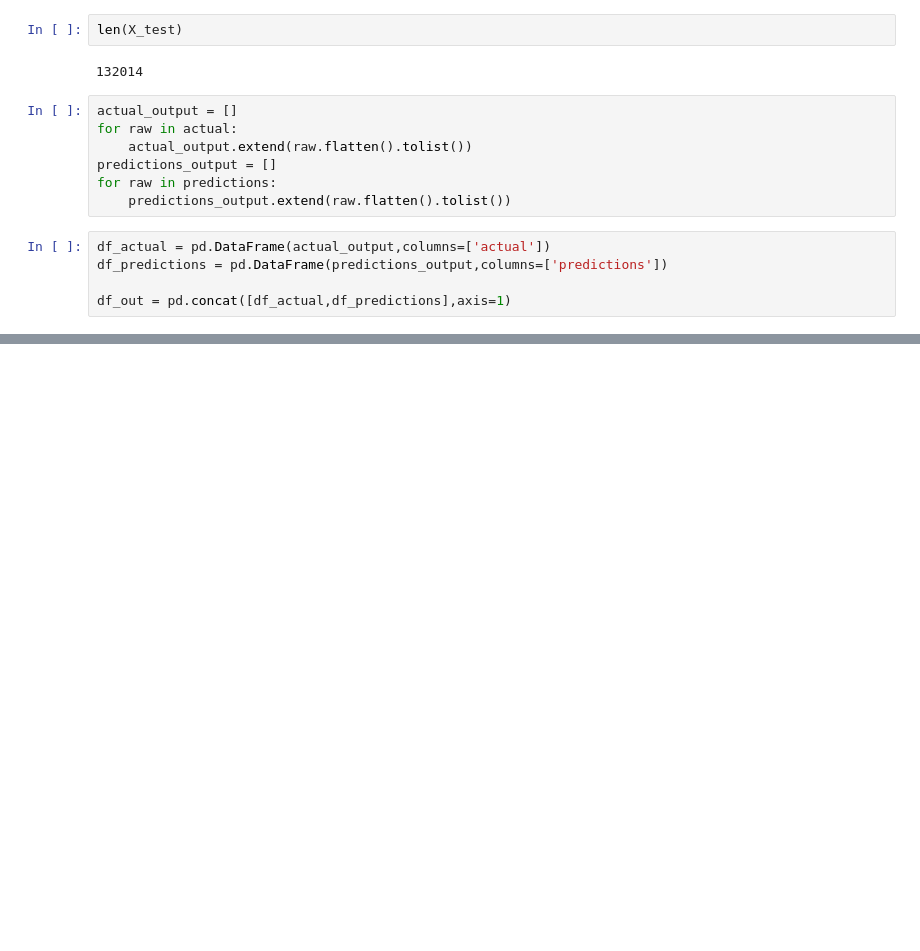
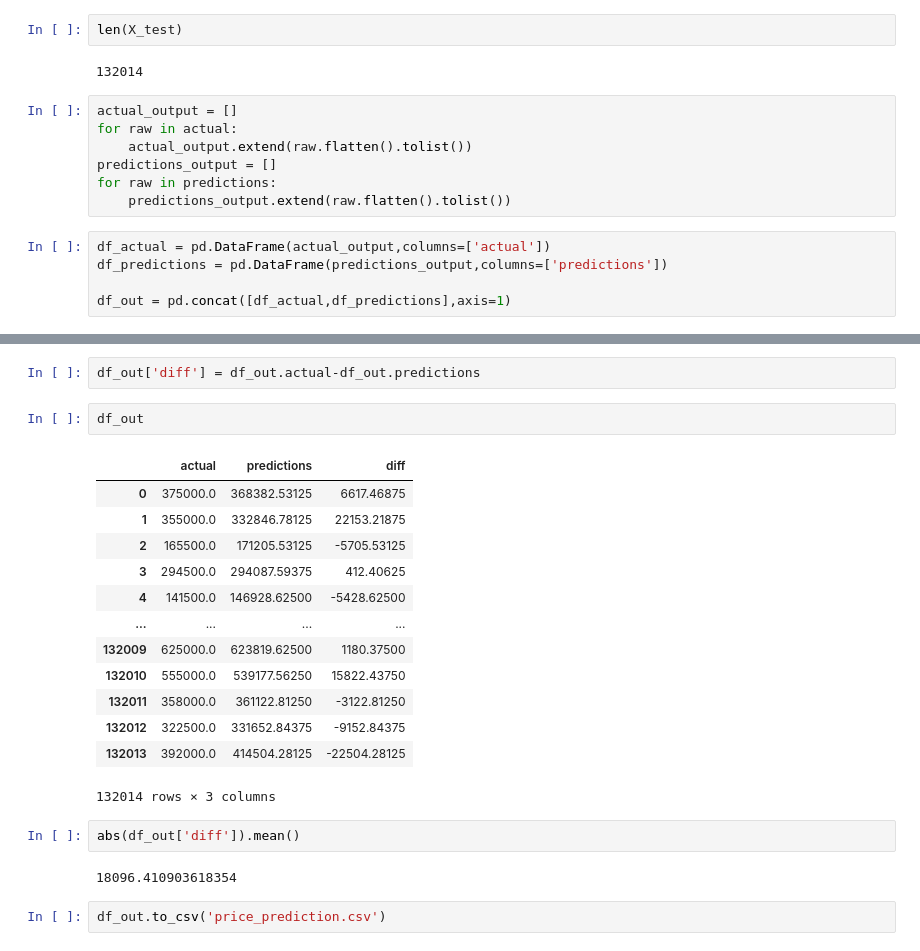
Before and after one commit to Bkukov/pytorch_projects, a Jupyter notebook: pricing_model_0.ipynb, the cells around one changed output, grey strips where cells are left out. Drawn from its saved outputs; the diff is of its cells as text; blank space fills up the shorter version.

```diff
--- a/pricing_model_0.ipynb
+++ b/pricing_model_0.ipynb
@@ -616 +552,25 @@ df_out
 132014 rows × 2 columns
+# %%
+df_out['diff'] = df_out.actual-df_out.predictions
+# %%
+df_out
+# %% [output]
+|  | actual | predictions | diff |
+| 0 | 375000.0 | 368382.53125 | 6617.46875 |
+| 1 | 355000.0 | 332846.78125 | 22153.21875 |
+| 2 | 165500.0 | 171205.53125 | -5705.53125 |
+| 3 | 294500.0 | 294087.59375 | 412.40625 |
+| 4 | 141500.0 | 146928.62500 | -5428.62500 |
+| ... | ... | ... | ... |
+| 132009 | 625000.0 | 623819.62500 | 1180.37500 |
+| 132010 | 555000.0 | 539177.56250 | 15822.43750 |
+| 132011 | 358000.0 | 361122.81250 | -3122.81250 |
+| 132012 | 322500.0 | 331652.84375 | -9152.84375 |
+| 132013 | 392000.0 | 414504.28125 | -22504.28125 |
+132014 rows × 3 columns
+# %%
+abs(df_out['diff']).mean()
+# %% [output]
+18096.410903618354
+# %%
+df_out.to_csv('price_prediction.csv')
```
Also changed, not shown: parts of 21 cells of this notebook.
